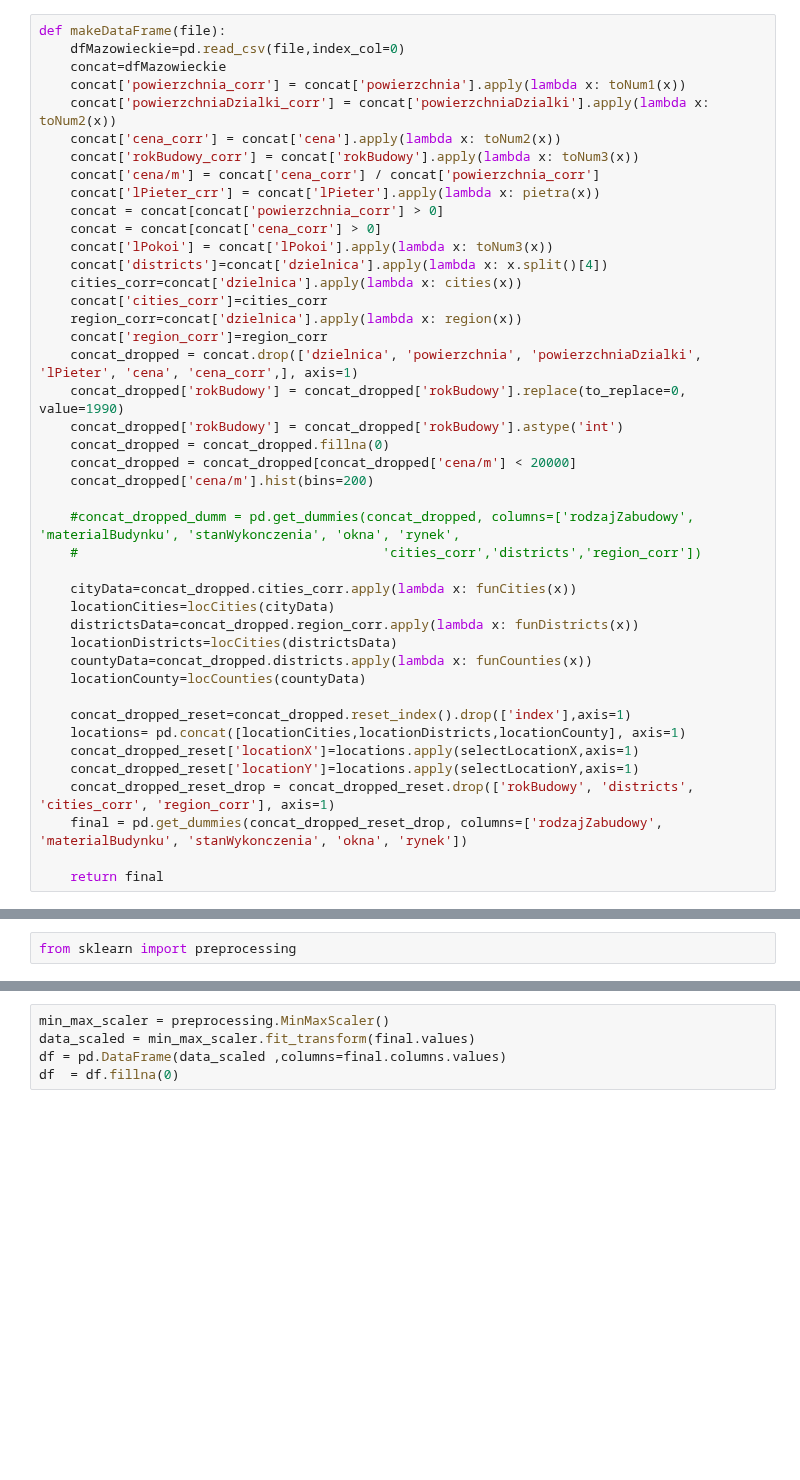
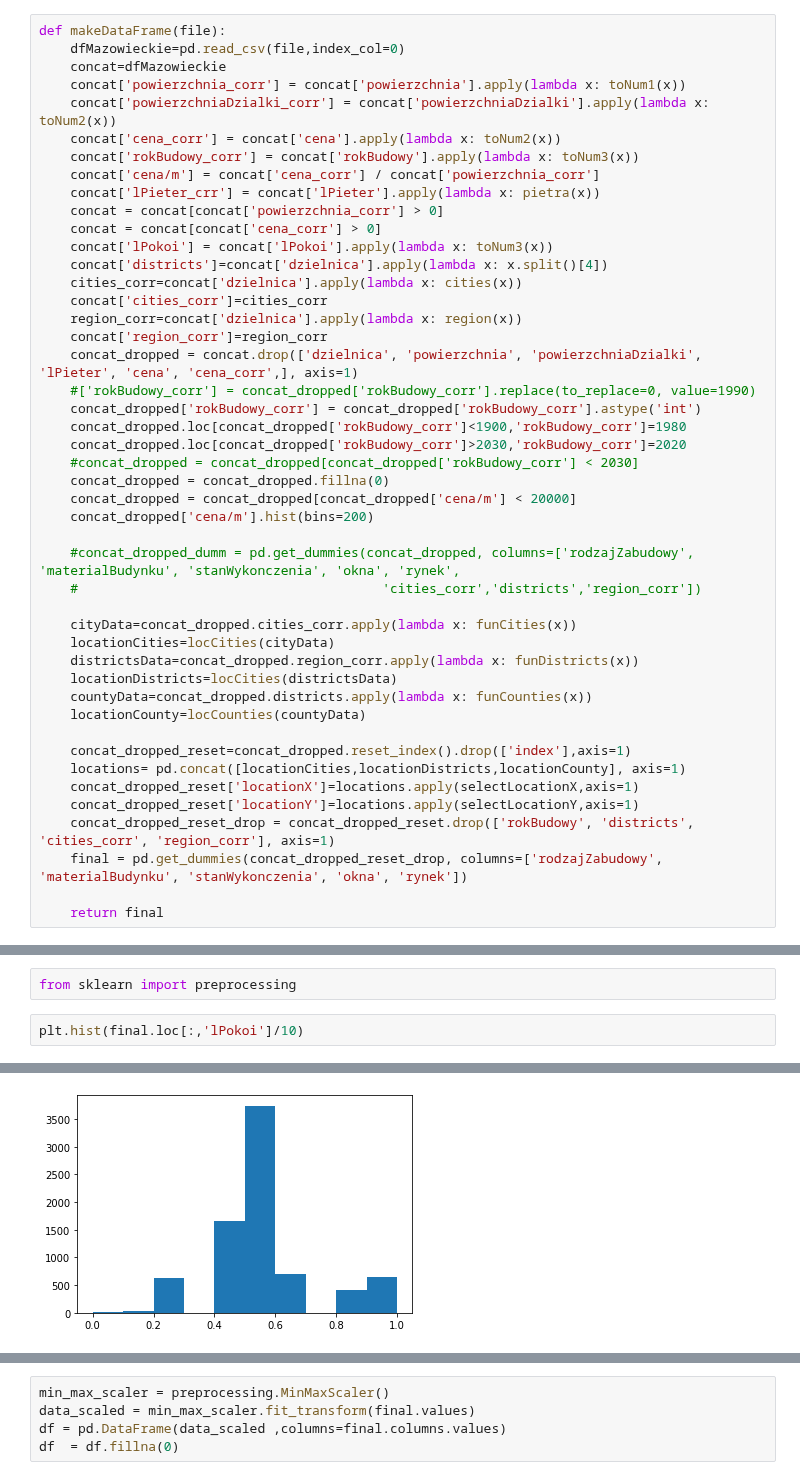
Before and after one commit to KacperGrodecki/Masovian-real-estate, a Jupyter notebook: mazowieckie_colab_DNN.ipynb, the cells around one changed output, grey strips where cells are left out. Cells and saved outputs as stored; diff of their text form; blank space fills up the shorter version.

```diff
--- a/mazowieckie_colab_DNN.ipynb
+++ b/mazowieckie_colab_DNN.ipynb
@@ -388,8 +389,11 @@ def makeDataFrame(file):
     region_corr=concat['dzielnica'].apply(lambda x: region(x))
     concat['region_corr']=region_corr
     concat_dropped = concat.drop(['dzielnica', 'powierzchnia', 'powierzchniaDzialki', 'lPieter', 'cena', 'cena_corr',], axis=1)
-    concat_dropped['rokBudowy'] = concat_dropped['rokBudowy'].replace(to_replace=0, value=1990)
-    concat_dropped['rokBudowy'] = concat_dropped['rokBudowy'].astype('int')
+    #['rokBudowy_corr'] = concat_dropped['rokBudowy_corr'].replace(to_replace=0, value=1990)
+    concat_dropped['rokBudowy_corr'] = concat_dropped['rokBudowy_corr'].astype('int')
+    concat_dropped.loc[concat_dropped['rokBudowy_corr']<1900,'rokBudowy_corr']=1980
+    concat_dropped.loc[concat_dropped['rokBudowy_corr']>2030,'rokBudowy_corr']=2020
+    #concat_dropped = concat_dropped[concat_dropped['rokBudowy_corr'] < 2030]
     concat_dropped = concat_dropped.fillna(0)
     concat_dropped = concat_dropped[concat_dropped['cena/m'] < 20000]
     concat_dropped['cena/m'].hist(bins=200)
@@ -517,2 +525,5 @@ final=makeDataFrame(filename)
 # %%
 from sklearn import preprocessing
+# %%
+plt.hist(final.loc[:,'lPokoi']/10)
+# %% [output]
@@ -518,0 +534 @@ from sklearn import preprocessing
+[figure, added]
```
Also changed, not shown: parts of 16 cells of this notebook.
